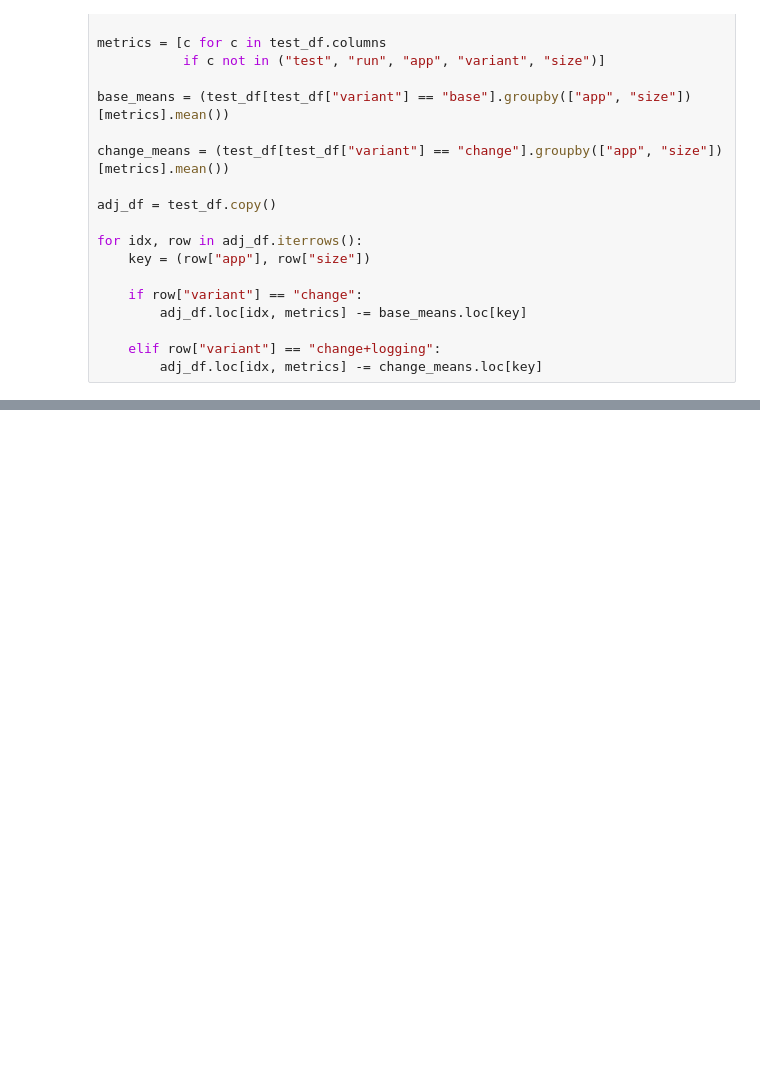
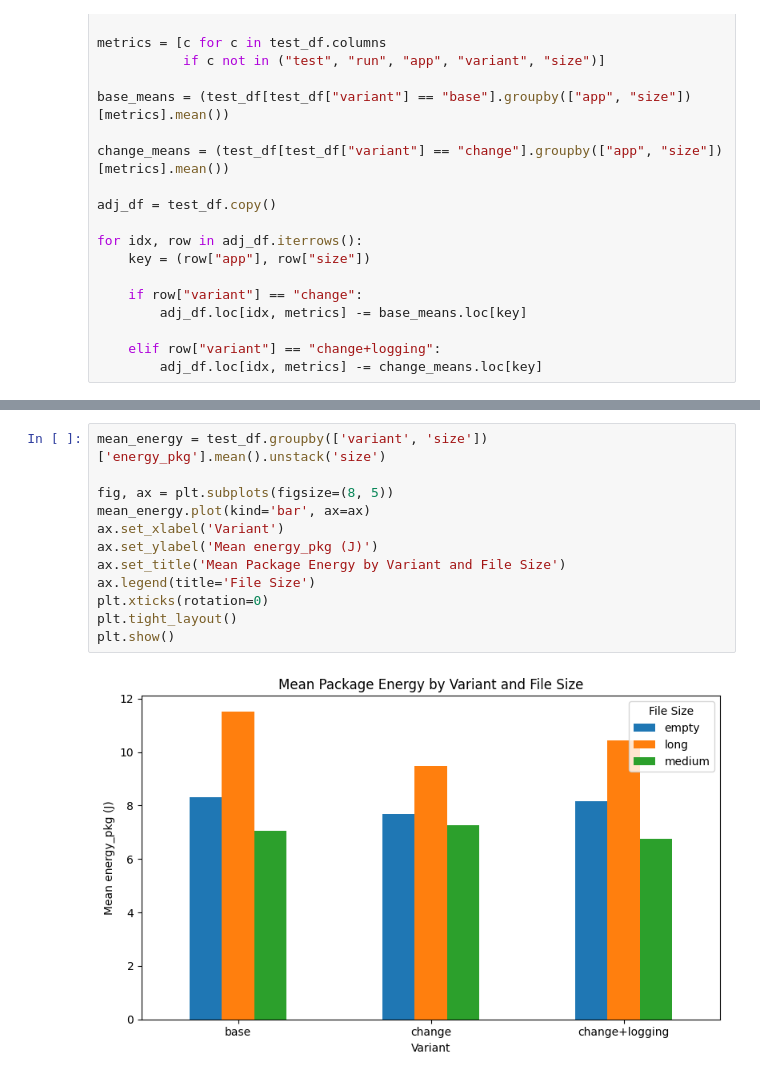
Before and after one commit to MariaKuusvek/MSc-Thesis, a Jupyter notebook: test_results_2/statisticalTestsUsingDelta.ipynb, the cells around one changed output, grey strips where cells are left out. Drawn from its saved outputs; the diff is of its cells as text; blank space fills up the shorter version.

```diff
--- a/test_results_2/statisticalTestsUsingDelta.ipynb
+++ b/test_results_2/statisticalTestsUsingDelta.ipynb
@@ -564,0 +581,14 @@ groups_between_apps
+# %%
+mean_energy = test_df.groupby(['variant', 'size'])['energy_pkg'].mean().unstack('size')
+
+fig, ax = plt.subplots(figsize=(8, 5))
+mean_energy.plot(kind='bar', ax=ax)
+ax.set_xlabel('Variant')
+ax.set_ylabel('Mean energy_pkg (J)')
+ax.set_title('Mean Package Energy by Variant and File Size')
+ax.legend(title='File Size')
+plt.xticks(rotation=0)
+plt.tight_layout()
+plt.show()
+# %% [output]
+[figure, added]
```
Also changed, not shown: parts of 22 cells of this notebook, 2 other files.
